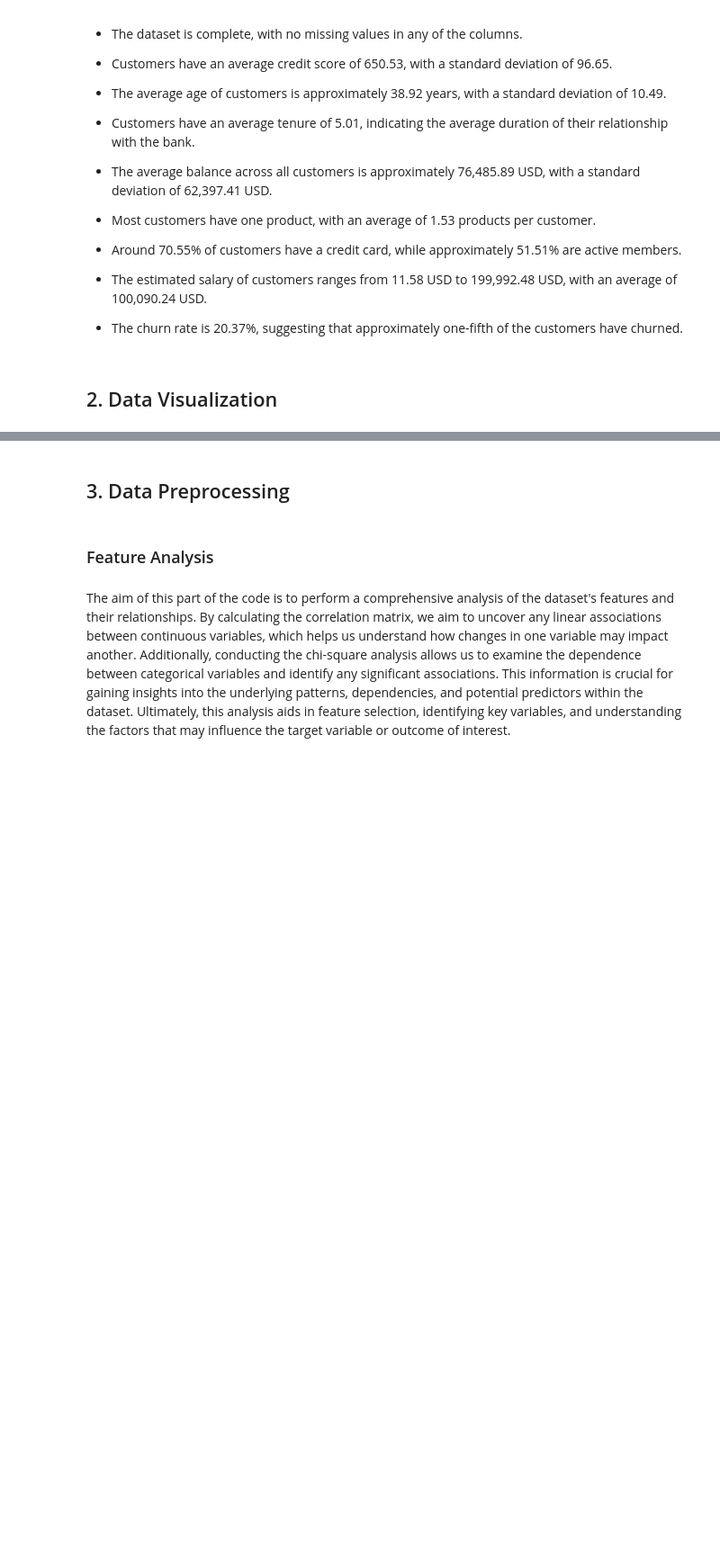
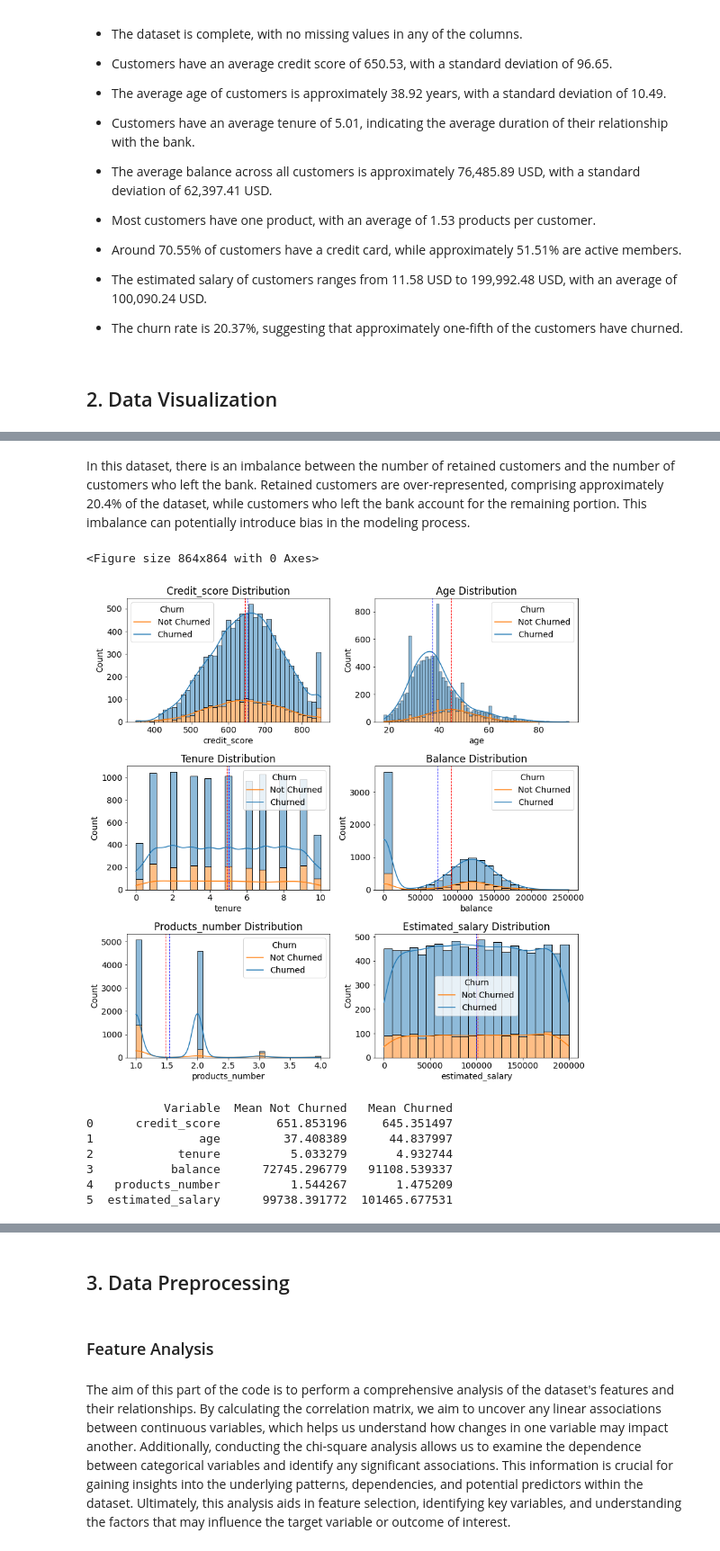
Before and after one commit to noellymadeleine/CustomerChurnPred, a Jupyter notebook: CustomerChurnPred.ipynb, the cells around one changed output, grey strips where cells are left out. Shown at 90% size. Saved outputs shown, nothing was run; the diff lists cells and outputs as text; code cells hidden in the pictures; blank space fills up the shorter version.

```diff
--- a/CustomerChurnPred.ipynb
+++ b/CustomerChurnPred.ipynb
@@ -221,0 +133,66 @@ plt.show()
+# %% [markdown]
+In this dataset, there is an imbalance between the number of retained customers and the number of customers who left the bank. Retained customers are over-represented, comprising approximately 20.4% of the dataset, while customers who left the bank account for the remaining portion. This imbalance can potentially introduce bias in the modeling process.
+# %%
+import pandas as pd
+
+# Set a pastel color palette
+colors = ['#A9CCE3', '#F5B7B1']
+# Adjust the figure size and fontsize
+plt.figure(figsize=(12, 12))  # Set the figure size as desired
+plt.rcParams.update({'font.size': 14})  # Set the desired fontsize
+
+# Define the continuous variables
+continuous_vars = ['credit_score', 'age', 'tenure', 'balance', 'products_number', 'estimated_salary']
+
+# Create subplots for each variable
+fig, axes = plt.subplots(nrows=3, ncols=2, figsize=(12, 12))
+
+# Dataframe to store the average values
+average_df = pd.DataFrame(columns=['Variable', 'Mean Not Churned', 'Mean Churned'])
+
+# Iterate over the continuous variables
+for i, var in enumerate(continuous_vars):
+    row = i // 2  # Row index for subplot
+    col = i % 2  # Column index for subplot
+
+    # Plot distribution for churned and not churned customers
+    ax = sns.histplot(data=df, x=var, hue='churn', kde=True, multiple='stack', ax=axes[row, col])
+    ax.set_title(f'{var.capitalize()} Distribution')
+
+    # Add axvline for mean values
+    mean_not_churned = df[var][df['churn'] == 0].mean()
+    mean_churned = df[var][df['churn'] == 1].mean()
+    ax.axvline(mean_not_churned, color='blue', linestyle='dashed', linewidth=1)
+    ax.axvline(mean_churned, color='red', linestyle='dashed', linewidth=1)
+
+    # Create legends for distribution and axvlines
+    dist_legend = ax.legend(title='Churn', labels=['Not Churned', 'Churned'])
+
+    # Add average values to the dataframe
+    average_df = average_df.append({
+        'Variable': var,
+        'Mean Not Churned': mean_not_churned,
+        'Mean Churned': mean_churned
+    }, ignore_index=True)
+
+# Adjust spacing between subplots
+plt.tight_layout()
+
+# Save the plot with better resolution
+plt.savefig('graphs/dist_continuous_variables.png', dpi=300)
+
+# Display the plots
+plt.show()
+
+# Print the average values table
+print(average_df)
+# %% [output]
+<Figure size 864x864 with 0 Axes>
+[figure, added]
+           Variable  Mean Not Churned   Mean Churned
+0      credit_score        651.853196     645.351497
+1               age         37.408389      44.837997
+2            tenure          5.033279       4.932744
+3           balance      72745.296779   91108.539337
+4   products_number          1.544267       1.475209
+5  estimated_salary      99738.391772  101465.677531
```
Also changed, not shown: parts of 9 cells of this notebook, 6 other files.
